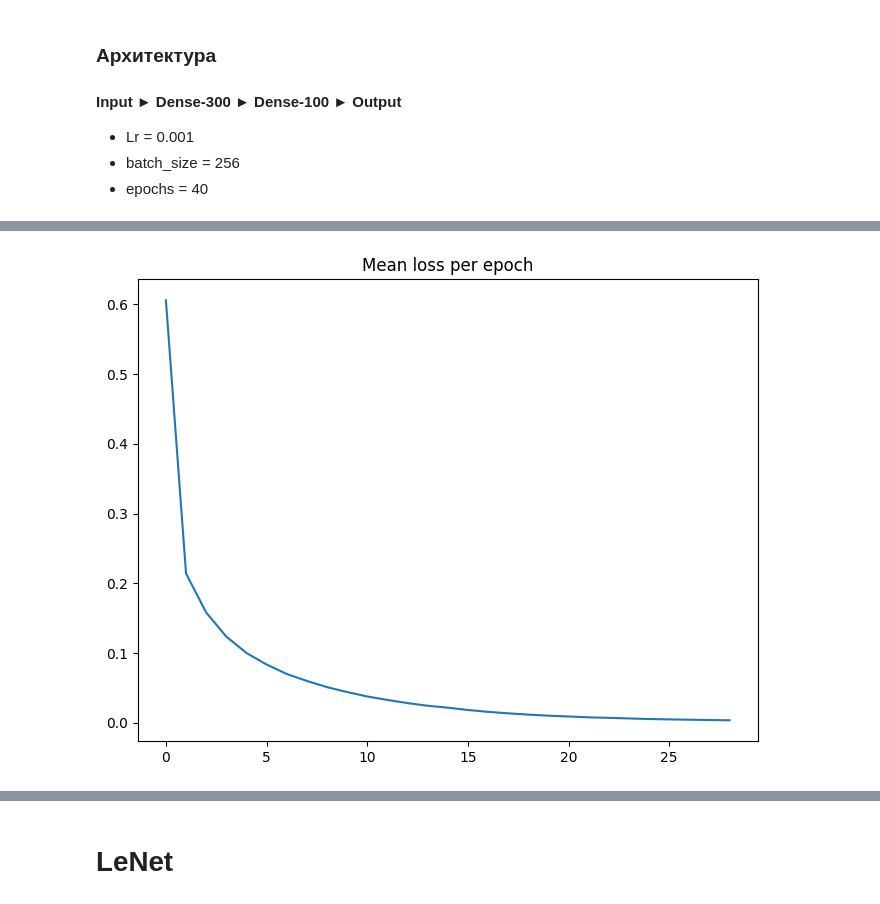
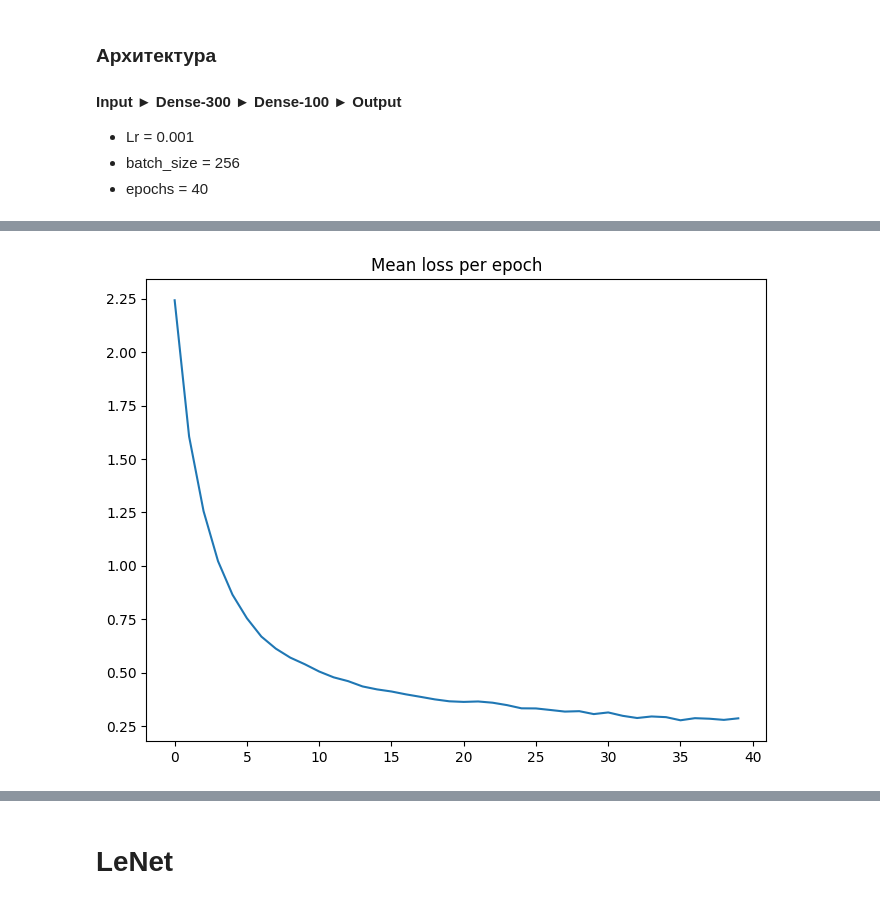
Before and after one commit to IvaMorozilka/CNN-LeNet, a Jupyter notebook: CNN_V3.ipynb, the cells around one changed output, grey strips where cells are left out. Cells and saved outputs as stored; diff of their text form; code cells hidden in the pictures.

```diff
--- a/CNN_V3.ipynb
+++ b/CNN_V3.ipynb
@@ -110,8 +127,9 @@ class Сonvolution(Layer):
         self.S = stride # шаг свертки
         self.P = padding # дополнение нулями
 
-        self.weights = np.random.randn(C_out, C_in, kernel_size, kernel_size)
-        self.biases = np.random.randn(C_out)
+        # self.weights = np.random.randn(C_out, C_in, kernel_size, kernel_size)
+        self.weights = np.random.normal(0.0,np.sqrt(2/C_in),(C_out,C_in,kernel_size,kernel_size))
+        self.bias = np.random.randn(C_out)
 
         self.dW = None
         self.dB = None
@@ -155,7 +173,7 @@ class Сonvolution(Layer):
                         # Вырезаем окно свертки из входного тензора
                         x_slice = x_padded[n, :, i_start:i_end, j_start:j_end]
                         # Вычисляем элемент выходного тензора по формуле (X_slice * K + b)
-                        out[n, f, i, j] = np.sum(x_slice * self.weights[f]) + self.biases[f]
+                        out[n, f, i, j] = np.sum(x_slice * self.weights[f]) + self.bias[f]
 
         # Кешируем
         self.Y = out
@@ -204,7 +222,7 @@ class Сonvolution(Layer):
                         self.dW[f] += x_slice * dout[n, f, i, j]
                         self.dB[f] += dout[n, f, i, j]
                         # Обновляем градиент по входному тензору
-                        dx_slice += self.weights[f] * dout[n, f, i, j]
+                        dx_slice += np.rot90(self.weights[f], 2) * dout[n, f, i, j]
 
         # Удаляем дополнение 0, если необходимо
         if self.P > 0:
@@ -212,7 +230,7 @@ class Сonvolution(Layer):
 
         # Обновляем веса и смещения
         self.weights -= learning_rate * self.dW
-        self.biases -= learning_rate * self.dB
+        self.bias -= learning_rate * self.dB
 
         return dX
 
@@ -289,7 +307,6 @@ class MaxPooling(Layer):
                         dx_slice = dX[n, c, i_start:i_end, j_start:j_end]
                         # Обновляем градиент по входному тензору, умножая градиент по выходному тензору на маску пулинга
                         dx_slice += dout[n, c, i, j] * self.mask[n, c, i_start:i_end, j_start:j_end]
-
         return dX
 
 class Softmax(Layer):
@@ -298,7 +315,7 @@ class Softmax(Layer):
 
     def forward(self, X):
         # Нормализуем x, вычитая среднее значение по строкам
-        X = X - np.mean(X, axis=1, keepdims=True)
+        # X = X - np.mean(X, axis=1, keepdims=True)
         # Вычисляем экспоненты входных значений
         exps = np.exp(X - np.max(X, axis=1, keepdims=True))
         self.Y = exps / np.sum(exps, axis=1, keepdims=True)
@@ -448,6 +465,9 @@ class NerualNetworkBase:
         plt.plot(self.history_loss)
         plt.title('Mean loss per epoch')
         plt.show()
+
+    def get_loss(self):
+        return self.history_loss
 # %% [markdown]
 # Предобработка данных
 # %%
@@ -458,12 +478,14 @@ X = np.concatenate((x_train, x_test), axis=0)
 y = np.concatenate((y_train, y_test), axis=0)
 
 # Для теста
-# X, y = reduce_dataset(X, y, 100)
-
-plot_class_distribution(y)
+X, y = reduce_mnist(X, y, 7000)
 
 X_train, X_test, y_train, y_test = train_test_split(
-    X, y, test_size=0.3, random_state=777)
+    X, y, test_size=0.3, random_state=1)
+
+plot_class_distribution(y_train, 'y_train')
+plot_class_distribution(y_test, 'y_test')
+
 
 # Преодбработка
 X_train, X_test = X_train / 255.0, X_test / 255.0
@@ -503,7 +526,7 @@ simple_3L_network.train(
     X_train,
     y_train,
     batch_size=256,
-    learning_rate=0.001,
+    learning_rate=10e-5,
     epochs=40, print_epoch_loss=True)
 simple_3L_network.print_total_time()
 simple_3L_network.show_loss()
@@ -528,4 +551,4 @@ Total training time:  23.35 s
-[figure, old version]
+[figure, new version]
 # %%
 predictions = simple_3L_network.predict(X_test)
 y_pred = np.argmax(predictions, axis=1)
```
Also changed, not shown: parts of 8 cells of this notebook.
